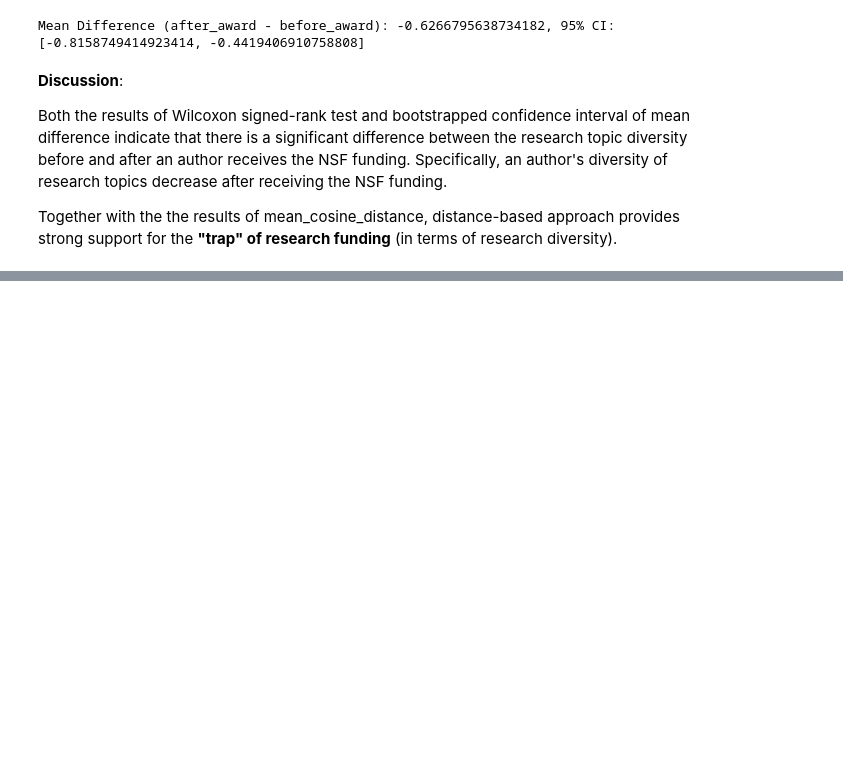
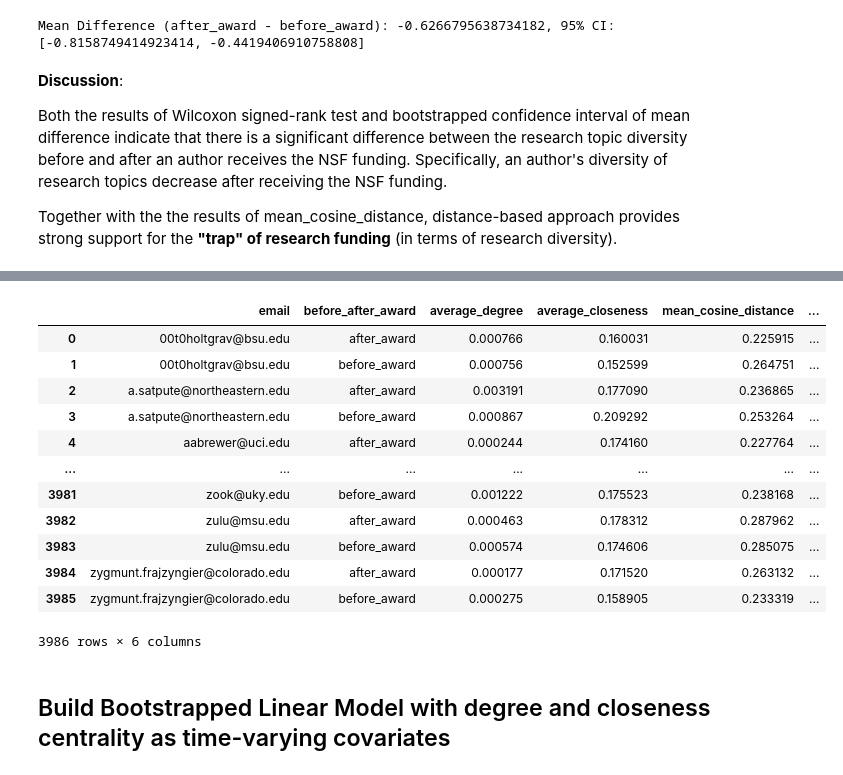
Before and after one commit to naivetoad/SOCI-40133-Final-Project, a Jupyter notebook: research_diversity/research_diversity_analysis.ipynb, the cells around one changed output, grey strips where cells are left out. Saved outputs shown, nothing was run; the diff lists cells and outputs as text; code cells hidden in the pictures; blank space fills up the shorter version.

```diff
--- a/research_diversity/research_diversity_analysis.ipynb
+++ b/research_diversity/research_diversity_analysis.ipynb
@@ -454,0 +416,2 @@ array([[-3.5630972e-03, -1.9706295e+00, -5.2908403e-01, ...,
+# %%
+group_by_embedding["hierarchical_clustering_labels"] = group_by_embedding.apply(lambda row: find_optimal_n_cluster(row['cosine_distance_matrix'], row['hierarchical_clustering']), axis=1)
@@ -454,0 +541,37 @@ array([[-3.5630972e-03, -1.9706295e+00, -5.2908403e-01, ...,
+# %%
+grouped_years = collaborations_df.groupby(by=['email', 'before_after_award'])['publication_year'].unique()
+# %%
+group_by_centrality = []
+
+for (email, before_after_award), years in grouped_years.items():
+    degree_values = []
+    closeness_values = []
+
+    for year in years:
+        # Append degree centrality measure for each author (in each year)
+        if year in yearly_degree_centrality and email in yearly_degree_centrality[year]:
+            degree_values.append(yearly_degree_centrality[year].get(email, 0))
+
+        # Append closeness centrality measure for each author (in each year)
+        if year in yearly_closeness_centrality and email in yearly_closeness_centrality[year]:
+            closeness_values.append(yearly_closeness_centrality[year].get(email, 0))
+
+    if sum([i != 0 for i in degree_values]) > 0:
+        average_degree = sum(degree_values) / sum([i != 0 for i in degree_values])
+    else:
+        average_degree = 0
+
+    if sum([i != 0 for i in degree_values]) > 0:
+        average_closeness = sum(closeness_values) / sum([i != 0 for i in closeness_values])
+    else:
+        average_closeness = 0
+
+    # Append to data list
+    group_by_centrality.append({
+        'email': email,
+        'before_after_award': before_after_award,
+        'average_degree': average_degree,
+        'average_closeness': average_closeness
+    })
+
+group_by_centrality = pd.DataFrame(group_by_centrality)
@@ -454,0 +710,21 @@ array([[-3.5630972e-03, -1.9706295e+00, -5.2908403e-01, ...,
+# %%
+# Merge group_by_embedding and group_by_centrality together
+group_by_merged = pd.merge(group_by_centrality, group_by_embedding.drop('embedding_matrix', axis=1), how='inner', on=['email', 'before_after_award'])
+# %%
+group_by_merged
+# %% [output]
+|  | email | before_after_award | average_degree | average_closeness | mean_cosine_distance | ... |
+| 0 | 00t0holtgrav@bsu.edu | after_award | 0.000766 | 0.160031 | 0.225915 | ... |
+| 1 | 00t0holtgrav@bsu.edu | before_award | 0.000756 | 0.152599 | 0.264751 | ... |
+| 2 | a.satpute@northeastern.edu | after_award | 0.003191 | 0.177090 | 0.236865 | ... |
+| 3 | a.satpute@northeastern.edu | before_award | 0.000867 | 0.209292 | 0.253264 | ... |
+| 4 | aabrewer@uci.edu | after_award | 0.000244 | 0.174160 | 0.227764 | ... |
+| ... | ... | ... | ... | ... | ... | ... |
+| 3981 | zook@uky.edu | before_award | 0.001222 | 0.175523 | 0.238168 | ... |
+| 3982 | zulu@msu.edu | after_award | 0.000463 | 0.178312 | 0.287962 | ... |
+| 3983 | zulu@msu.edu | before_award | 0.000574 | 0.174606 | 0.285075 | ... |
+| 3984 | zygmunt.frajzyngier@colorado.edu | after_award | 0.000177 | 0.171520 | 0.263132 | ... |
+| 3985 | zygmunt.frajzyngier@colorado.edu | before_award | 0.000275 | 0.158905 | 0.233319 | ... |
+3986 rows × 6 columns
+# %% [markdown]
+## Build Bootstrapped Linear Model with degree and closeness centrality as time-varying covariates
```
Also changed, not shown: parts of 57 cells of this notebook.
